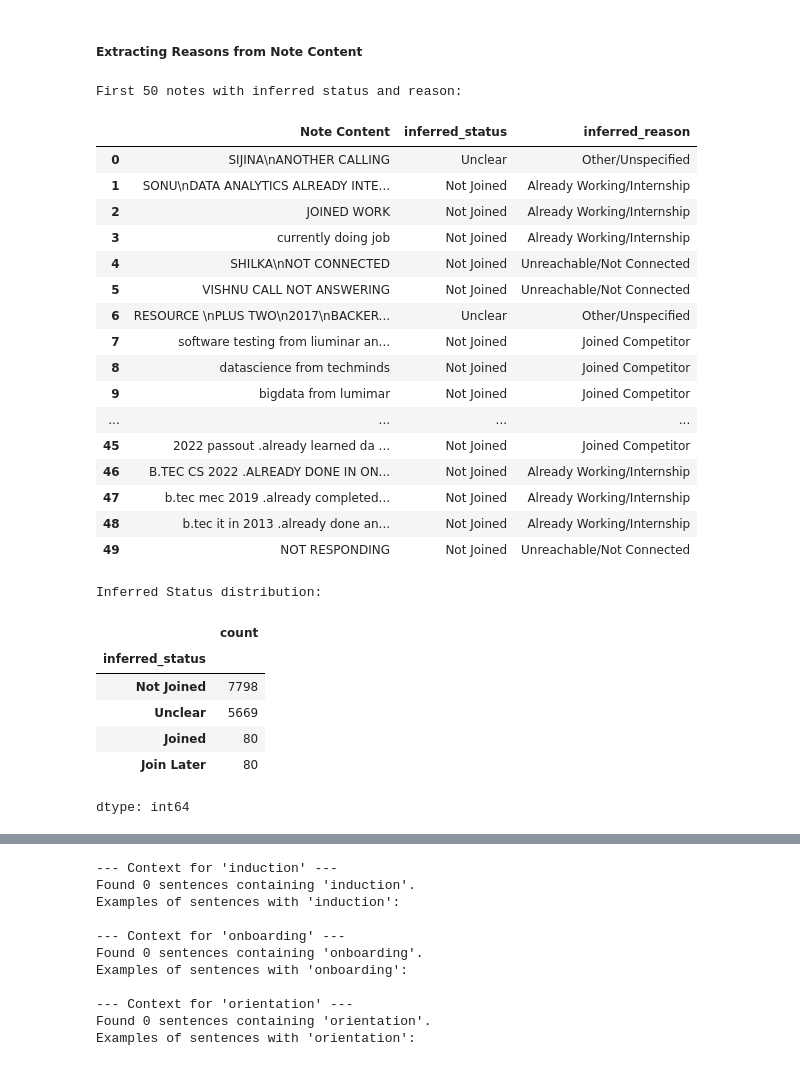
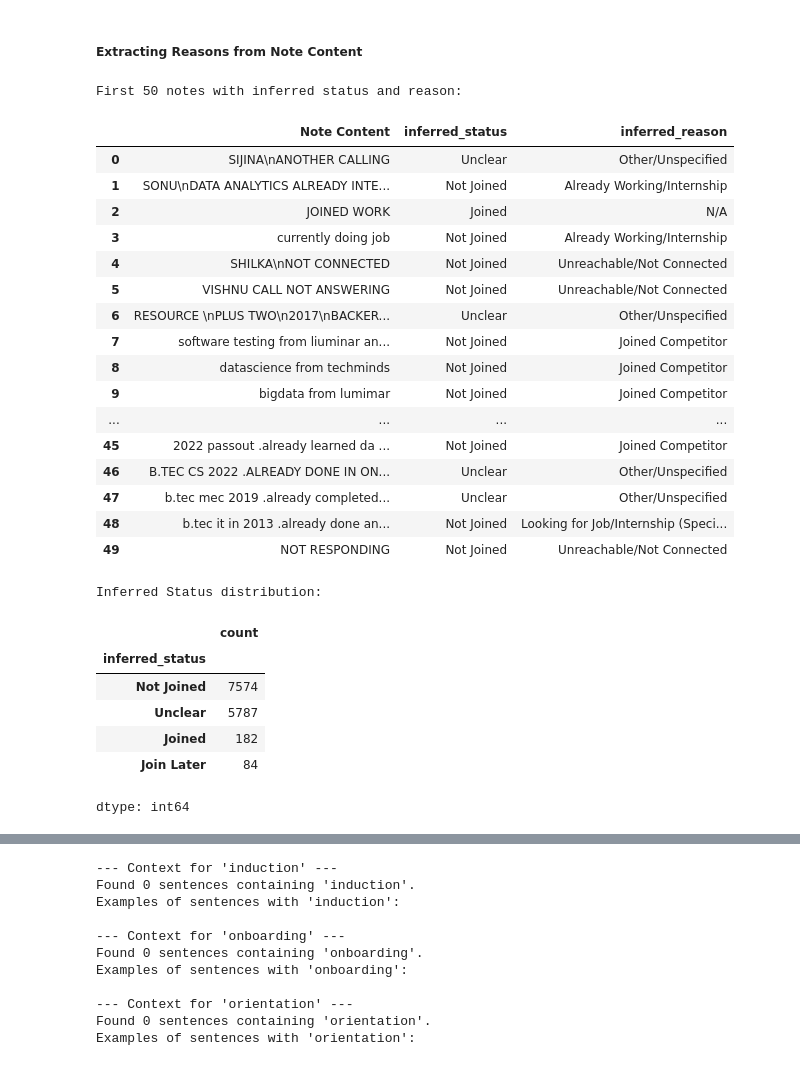
Before and after one commit to eldhosekroy/churn_prediction, a Jupyter notebook: Churn_data.ipynb, the cells around one changed output, grey strips where cells are left out. Saved outputs shown, nothing was run; the diff lists cells and outputs as text; code cells hidden in the pictures.

```diff
--- a/Churn_data.ipynb
+++ b/Churn_data.ipynb
@@ -995,17 +1059,17 @@ def infer_status_and_reason_from_notes(sentences_list):
 
     # Keywords for 'Joined' status - these should take highest precedence
     joined_keywords = [
-        'enrolled', 'paid fees', 'paid the fees', 'will join today', 'registered', 'starts program',
+        'enrolled', 'paid fees', 'paid the fees', 'will join today', 'joined', 'registered', 'starts program',
         'course started', 'confirmed admission', 'done payment', 'admission confirmed',
-        'assessment', 'assessment attended' # Added
+        'assessment', 'assessment attended', 'joined today', 'start classes', 'class started'
     ]
 
     # --- Not Joined Reasons Keywords ---
-    competitor_names_list = ['luminar', 'avodha', 'smec', 'liuminar', 'techminds', 'soften', 'techolas', 'lumimar', 'other institute', 'lum', 'excelr']
-    completed_phrases_list = ['already done', 'already completed', 'already did', 'aloready completed', 'doing', 'percuing'] # Typos considered
+    competitor_names_list = ['luminar', 'avodha', 'smec', 'liuminar', 'techminds', 'soften', 'techolas', 'lumimar', 'other institute', 'lum', 'excelr', 'freshers job', 'xlr']
+    completed_phrases_list = ['already done', 'already completed', 'already did', 'aloready completed', 'doing', 'percuing', 'done with internship'] # Typos considered
 
     # Keywords for "Join Later"
-    join_later_keywords = ['join later', 'will join']
+    join_later_keywords = ['join later', 'will join', 'joining next month', 'joining in', 'joining soon']
     month_names = ['jan', 'feb', 'mar', 'apr', 'may', 'jun', 'jul', 'aug', 'sep', 'oct', 'nov', 'dec']
 
     # New explicit phrases for "Details Shared/Collected (Candidate)"
@@ -1042,37 +1106,37 @@ def infer_status_and_reason_from_notes(sentences_list):
     # Priority 2: Other 'Not Joined' reasons
     not_joined_reasons = {
         'Joined Competitor': [
-            'lum', 'luminar', 'avodha', 'excelr', 'smec', 'liuminar', 'techminds', 'soften', 'joined competitor', 'other institute', 'lumimar', 'techolas'
+            'lum', 'luminar', 'avodha', 'excelr', 'smec', 'liuminar', 'techminds', 'soften', 'joined competitor', 'other institute', 'lumimar', 'techolas',
+            'freshers job'
         ],
         'Already Working/Internship': [
             'already working', 'already job', 'technopark', 'infopark', 'doing job', 'doing internship', 'working experience', 'placed', 'joined work', 'already internship done', 'currently working',
-            'working as a',
-            *completed_phrases_list # Unpack the phrases here if they are not with competitor
+            'working as a', 'current job', 'previous job', 'passed out', 'got job', 'job offer'
         ],
         'Looking for Job/Internship (Specific Type)': [
-            'looking for job', 'job only', 'looking for internship', 'internship only',
-            'looking for stipend', 'free internship'
+            'looking for job', 'job only', 'looking for internship', 'internship only', 'looking for stipended internship',
+            'looking for stipend', 'looking for stipended', 'free internship', 'only job', 'only internship', 'stipend internship', 'paid internship'
         ],
         'Not Interested': [
-            'not interested', 'no interest', 'not joining', 'not join', 'not intrested for internship'
+            'not interested', 'no interest', 'not joining', 'not join', 'not intrested for internship', 'not wish to join'
         ],
         'Financial Issue': [
-            'fees', 'amount issue', 'money issue', 'expensive', 'cost', 'financial issue', 'fee issue'
+            'fees', 'amount issue', 'money issue', 'expensive', 'cost', 'financial issue', 'fee issue', 'no money', 'low salary', 'salary issue'
         ],
         'Unreachable/Not Connected': [
             'not connected', 'unreachable', 'no network', 'switched off', 'rnr', 'wrong number', 'unanswered', 'no response', 'unresponsive', 'call later', 'not answering',
             'not responding', 'dis call', 'not reachable', 'nc', 'busy', 'call not connected', 'disconnected', 'switch off', 'incoming calls', 'incoming not', 'junk',
             'na', 'invalid', 'rejected', 'not respond', 'out of service', 'wrong number', 'incoming', 'not connecting', 'voice mail', 'voice issue', 'bc', 'wrong no',
-            'network issue', 'out of network', 'rhr', 'disconnecting', 'blocked', 'r rn', 'rne', 'not attended', 'callbusy', 'not ringing', 'discall'
+            'network issue', 'out of network', 'rhr', 'disconnecting', 'blocked', 'r rn', 'rne', 'not attended', 'callbusy', 'not ringing', 'discall', 'nr', 'r n r'
         ],
         'Decision Pending/Discussing': [
-            'decision pending', 'thinking', 'will inform', 'call back', 'discuss with family', 'discuss with parents'
+            'decision pending', 'decission pending', 'thinking', 'will inform', 'call back', 'discuss with family', 'discuss with parents', 'will confirm', 'pending decision'
         ],
         'Location Issue': [
-            'location issue', 'migrate', 'relocate', 'far away', 'different city'
+            'location issue', 'migrate', 'relocate', 'far away', 'different city', 'distance issue', 'shifted location'
         ],
         'Time/Schedule Conflict': [
-            'time issue', 'schedule conflict', 'busy', 'clash'
+            'time issue', 'schedule conflict', 'busy', 'clash', 'no time', 'exam time', 'studies'
         ]
     }
 
@@ -1082,35 +1146,35 @@ def infer_status_and_reason_from_notes(sentences_list):
                 if reason == 'Looking for Job/Internship (Specific Type)' and any(ni_key in full_note_text for ni_key in ['not interested', 'no interest']):
                     return 'Not Joined', 'Looking for Other Opportunity (Not Interested)'
                 return 'Not Joined', reason
 
     # --- Unclear Status Logic ---
     # Handle "Details Shared/Collected (Candidate)" with explicit phrases
     if any(phrase in full_note_text for phrase in candidate_details_phrases):
         return 'Unclear', 'Details Shared/Collected (Candidate)'
 
 
     # If neither joined nor a clear not-joined reason, check for general interest/pending
-    if 'interested' in full_note_text or 'enquiring' in full_note_text or 'waiting' in full_note_text:
+    if 'interested' in full_note_text or 'enquiring' in full_note_text or 'waiting' in full_note_text or 'more details' in full_note_text:
         return 'Unclear', 'Interested/Pending'
 
     # Default to 'Unclear' if no definitive status or reason found
     return 'Unclear', 'Other/Unspecified'
 
 
 # Apply the new function to the notes DataFrame
 notes[['inferred_status', 'inferred_reason']] = notes['sentences'].apply(lambda x: pd.Series(infer_status_and_reason_from_notes(x)))
 
 print("First 50 notes with inferred status and reason:")
 display(notes[['Note Content', 'inferred_status', 'inferred_reason']].head(50))
 
 print("\nInferred Status distribution:")
 display(notes['inferred_status'].value_counts())
 # %% [output]
 First 50 notes with inferred status and reason:
 |  | Note Content | inferred_status | inferred_reason |
 | 0 | SIJINA\nANOTHER CALLING | Unclear | Other/Unspecified |
 | 1 | SONU\nDATA ANALYTICS ALREADY INTE... | Not Joined | Already Working/Internship |
-| 2 | JOINED WORK | Not Joined | Already Working/Internship |
+| 2 | JOINED WORK | Joined | N/A |
 | 3 | currently doing job | Not Joined | Already Working/Internship |
 | 4 | SHILKA\nNOT CONNECTED | Not Joined | Unreachable/Not Connected |
 | 5 | VISHNU CALL NOT ANSWERING | Not Joined | Unreachable/Not Connected |
@@ -1120,17 +1184,17 @@ First 50 notes with inferred status and reason:
 | 9 | bigdata from lumimar | Not Joined | Joined Competitor |
 | ... | ... | ... | ... |
 | 45 | 2022 passout .already learned da ... | Not Joined | Joined Competitor |
-| 46 | B.TEC CS 2022 .ALREADY DONE IN ON... | Not Joined | Already Working/Internship |
-| 47 | b.tec mec 2019 .already completed... | Not Joined | Already Working/Internship |
-| 48 | b.tec it in 2013 .already done an... | Not Joined | Already Working/Internship |
+| 46 | B.TEC CS 2022 .ALREADY DONE IN ON... | Unclear | Other/Unspecified |
+| 47 | b.tec mec 2019 .already completed... | Unclear | Other/Unspecified |
+| 48 | b.tec it in 2013 .already done an... | Not Joined | Looking for Job/Internship (Speci... |
 | 49 | NOT RESPONDING | Not Joined | Unreachable/Not Connected |
 Inferred Status distribution:
 |  | count |
 | inferred_status |  |
-| Not Joined | 7798 |
-| Unclear | 5669 |
-| Joined | 80 |
-| Join Later | 80 |
+| Not Joined | 7574 |
+| Unclear | 5787 |
+| Joined | 182 |
+| Join Later | 84 |
 dtype: int64
 # %%
 print("\nInferred Reason distribution for all notes:")
```
Also changed, not shown: parts of 62 cells of this notebook.
